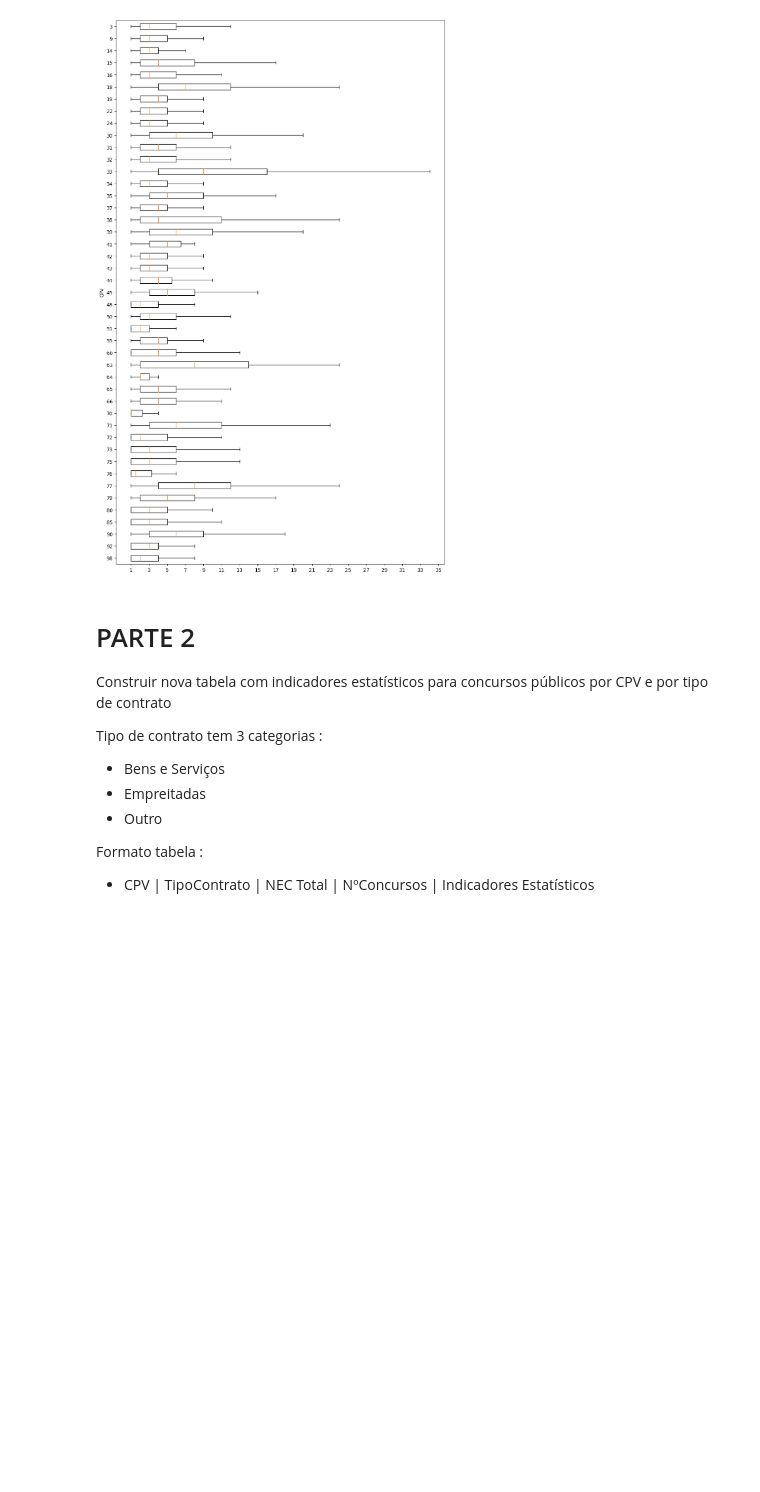
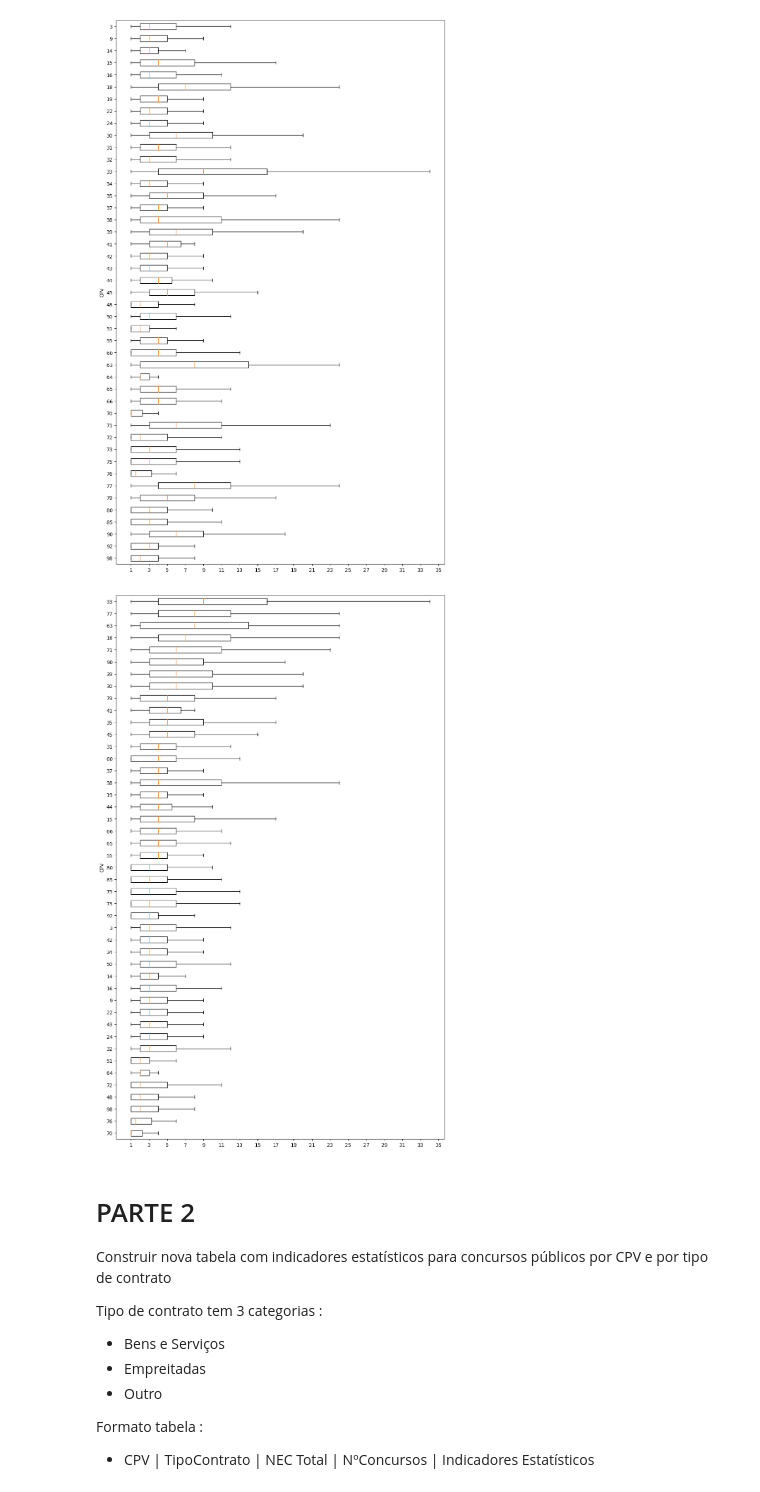
Before and after one commit to francisco-vpereira/ForceraIntership, a Jupyter notebook: forcera/scripts/notebooks/3. análise_final/flagR019.ipynb, the cells around one changed output. Cells and saved outputs as stored; diff of their text form; code cells hidden in the pictures; blank space fills up the shorter version.

```diff
--- a/forcera/scripts/notebooks/3. análise_final/flagR019.ipynb
+++ b/forcera/scripts/notebooks/3. análise_final/flagR019.ipynb
@@ -241,6 +225,28 @@ plt.xticks(np.arange(1,36,2))
 plt.show()
 # %% [output]
 [figure]
+# %%
+# Calculate medians for each CPV category
+medians = [np.median(arr) for arr in res1]
+
+# Sort CPV categories based on medians
+sorted_indices = np.argsort(medians)
+
+# Sort res1 and CPV accordingly
+sorted_res1 = [res1[i] for i in sorted_indices]
+sorted_CPV = CPV[sorted_indices].astype(int)
+
+# Create the boxplot
+plt.figure(figsize=(12, 20))
+plt.boxplot(sorted_res1, showfliers=False, labels=sorted_CPV, vert=False)
+
+plt.ylabel('CPV')
+plt.xticks(np.arange(1, 36, 2))
+
+# Show or save the plot
+plt.show()
+# %% [output]
+[figure, added]
 # %% [markdown]
 # PARTE 2
 
```
Also changed, not shown: parts of 19 cells of this notebook, 1 other file.
